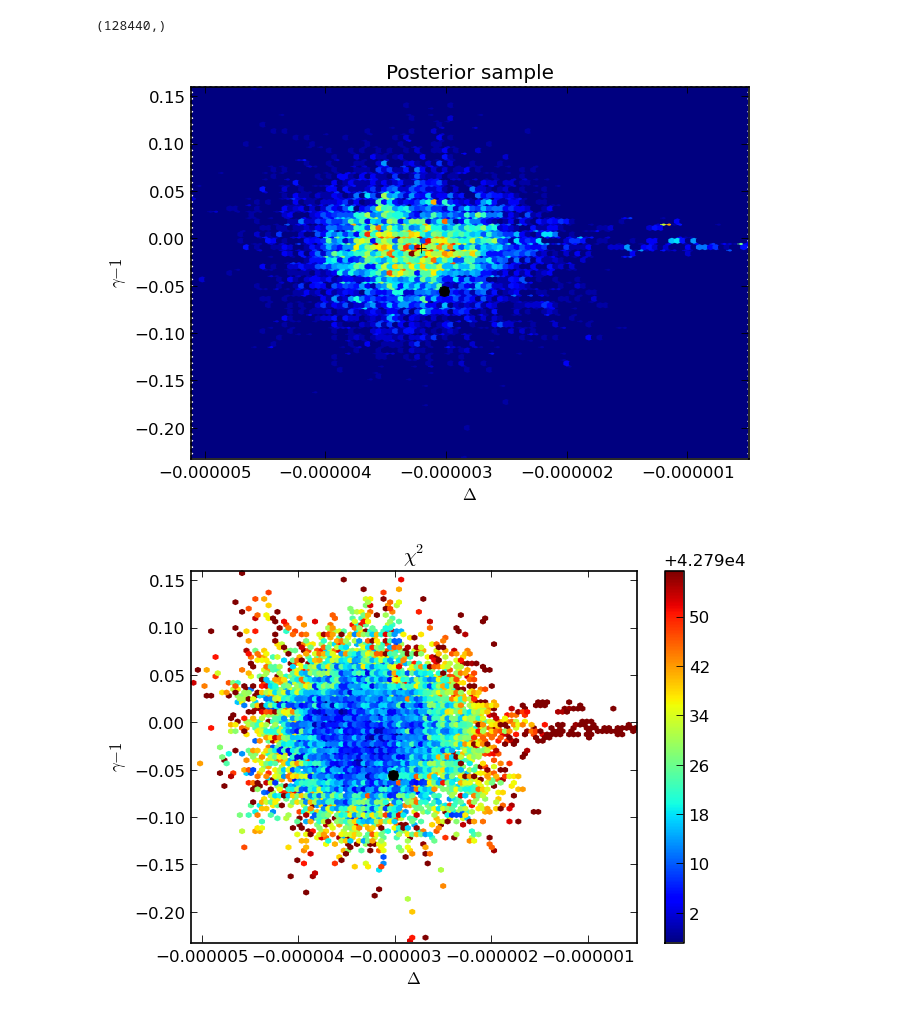
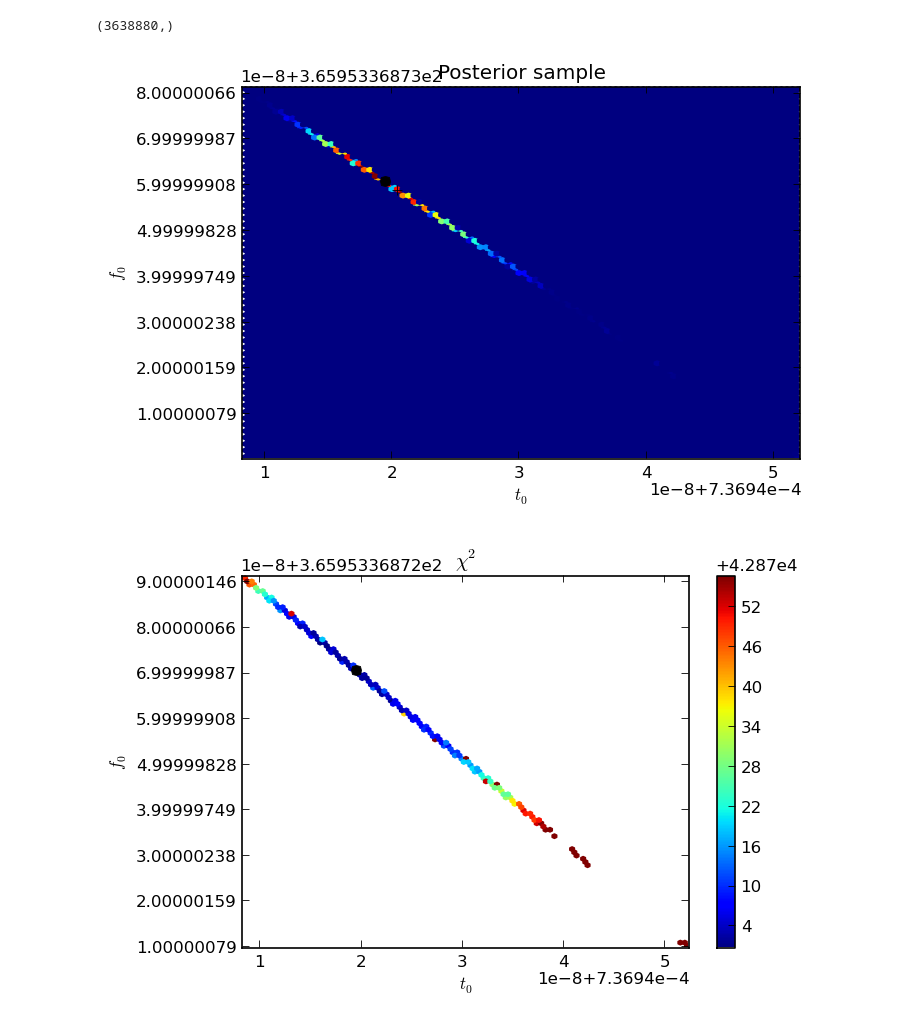
Before and after one commit to aarchiba/triplesystem, a Jupyter notebook: n-emcee-output.ipynb, the cells around one changed output. Drawn from its saved outputs; the diff is of its cells as text; code cells hidden in the pictures.

```diff
--- a/n-emcee-output.ipynb
+++ b/n-emcee-output.ipynb
@@ -32,8 +32,10 @@ def load(jobid,thin=1):
     return np.array(offsets), np.array(probs)
 # %%
 #F = threebody.Fitter("0337+17-scott-2013-06-06",tzrmjd_middle=True,use_delta=True)
-#F = threebody.Fitter("0337+17-scott-2013-06-06",tzrmjd_middle='weighted',ppn_mode='GR')
-F = threebody.Fitter("0337+17-scott-2013-06-06",tzrmjd_middle='weighted',ppn_mode='heavysimple')
+F = threebody.Fitter("0337+17-scott-2013-06-06",tzrmjd_middle='weighted',ppn_mode='GR')
+#F = threebody.Fitter("0337+17-scott-2013-06-06",tzrmjd_middle='weighted',ppn_mode='heavysimple')
+#F = threebody.Fitter("0337+17-scott-2013-06-06",tzrmjd_middle='weighted',
+#    only_tels=['AO1440','AO1350','GBT1500'],ppn_mode='heavysimple')
 # %%
 #jobid = "862" # Massive full run, no delta; converged
 #jobid = "863" # with delta, still converging
@@ -41,7 +43,9 @@ F = threebody.Fitter("0337+17-scott-2013-06-06",tzrmjd_middle='weighted',ppn_mod
 #jobid = "945" # Including GR, not fully converged
 #jobid = "947" # Including GR
 #jobid = "960" # heavysimple, long, not quite converged
-jobid = "964" # heavysimple
+#jobid = "964" # heavysimple, converged (mostly)
+#jobid = "967" # heavysimple, AO GBT L-band only
+jobid = "984" # Including GR
 job_dir = glob(os.path.join("emcee-chains",jobid+".*"))[0]
 full_offsets, full_prob = load(jobid)
 print full_offsets.shape
@@ -125,7 +158,8 @@ if full_offsets.shape[1]>1:
     plt.legend(loc="best")
 # %%
 prior_limits = {'delta': 6e-3, 'dgamma':2.3e-5, 'dbeta':3e-3 }
-labels = {'delta': r"$\Delta$", 'dgamma': r"$\gamma-1$", 'dbeta': r"$\beta-1$" }
+labels = {'delta': r"$\Delta$", 'dgamma': r"$\gamma-1$", 'dbeta': r"$\beta-1$",
+          'q_i': r"$q_i$", "acosi_i": r"$(a\cos i)_i$", 'tzrmjd':r"$t_0$", 'f0':r"$f_0$"}
 for p in ['delta','dgamma','dbeta']:
     if p not in F.parameters:
         continue
@@ -218,43 +251,43 @@ print np.mean(same), np.mean(same)**thin
 # %%
 efac = 1.3
-l1 = 'delta'
-l2 = 'dgamma'
+#l1 = 'delta'
+#l2 = 'dgamma'
 #l1 = 'q_i'
 #l2 = 'acosi_i'
-#l1 = 'tzrmjd'
-#l2 = 'f0'
+l1 = 'tzrmjd'
+l2 = 'f0'
 
 plt.hexbin(offs[:,F.parameters.index(l1)]+F.best_parameters[l1],
            offs[:,F.parameters.index(l2)]+F.best_parameters[l2])
 plt.xlabel(labels[l1])
 plt.ylabel(labels[l2])
 plt.plot([np.mean(offs[:,F.parameters.index(l1)])+F.best_parameters[l1]],
          [np.mean(offs[:,F.parameters.index(l2)])+F.best_parameters[l2]],
          "k+")
 plt.plot([best_offset[F.parameters.index(l1)]+F.best_parameters[l1]],
          [best_offset[F.parameters.index(l2)]+F.best_parameters[l2]],
          "ko")
 plt.title("Posterior sample")
 plt.savefig(os.path.join(job_dir,"posterior.pdf"))
 
 
 plt.figure() # FIXME: I think the high-temperature probabilities have been
 # rescaled by the temperature factor, but it'd be nice to show their information
 vals = -2*efac**2*full_prob[:,0].reshape(-1)
 print vals.shape
 plt.hexbin(full_offsets[:,0,...,F.parameters.index(l1)].reshape(-1)+F.best_parameters[l1],
            full_offsets[:,0,...,F.parameters.index(l2)].reshape(-1)+F.best_parameters[l2],
            C=vals, vmax=scipy.stats.scoreatpercentile(vals,95.),
            reduce_C_function = np.amin)
 plt.plot([best_offset[F.parameters.index(l1)]+F.best_parameters[l1]],
          [best_offset[F.parameters.index(l2)]+F.best_parameters[l2]],
          "ko")
 plt.xlabel(labels[l1])
 plt.ylabel(labels[l2])
 plt.colorbar()
 plt.title("$\chi^2$")
 plt.savefig(os.path.join(job_dir,"log-prob.pdf"))
 # %% [output]
-(128440,)
+(3638880,)
-[figure, old version]
+[figure, new version]
-[figure, old version]
+[figure, new version]
```
Also changed, not shown: parts of 16 cells of this notebook, 13 other files.
